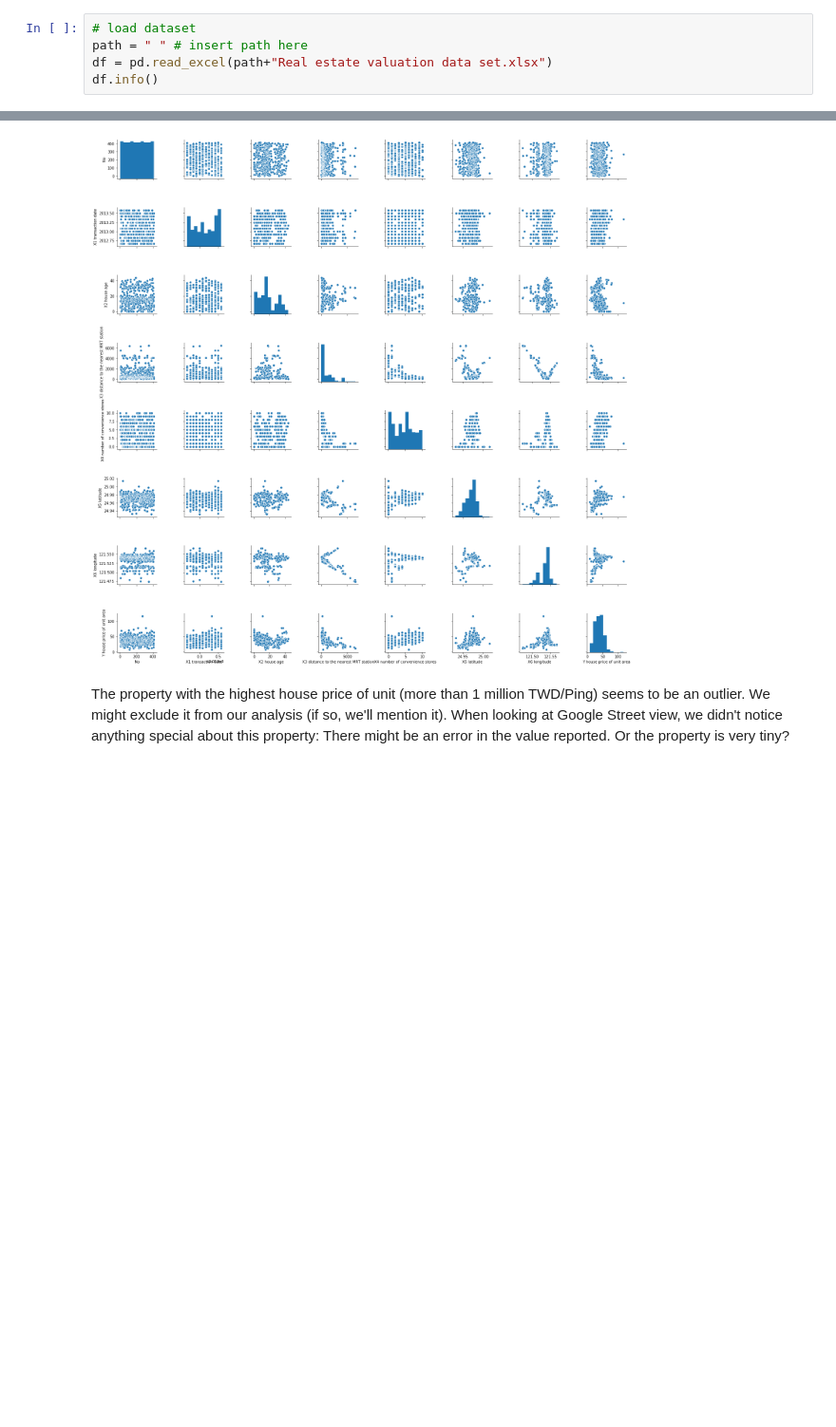
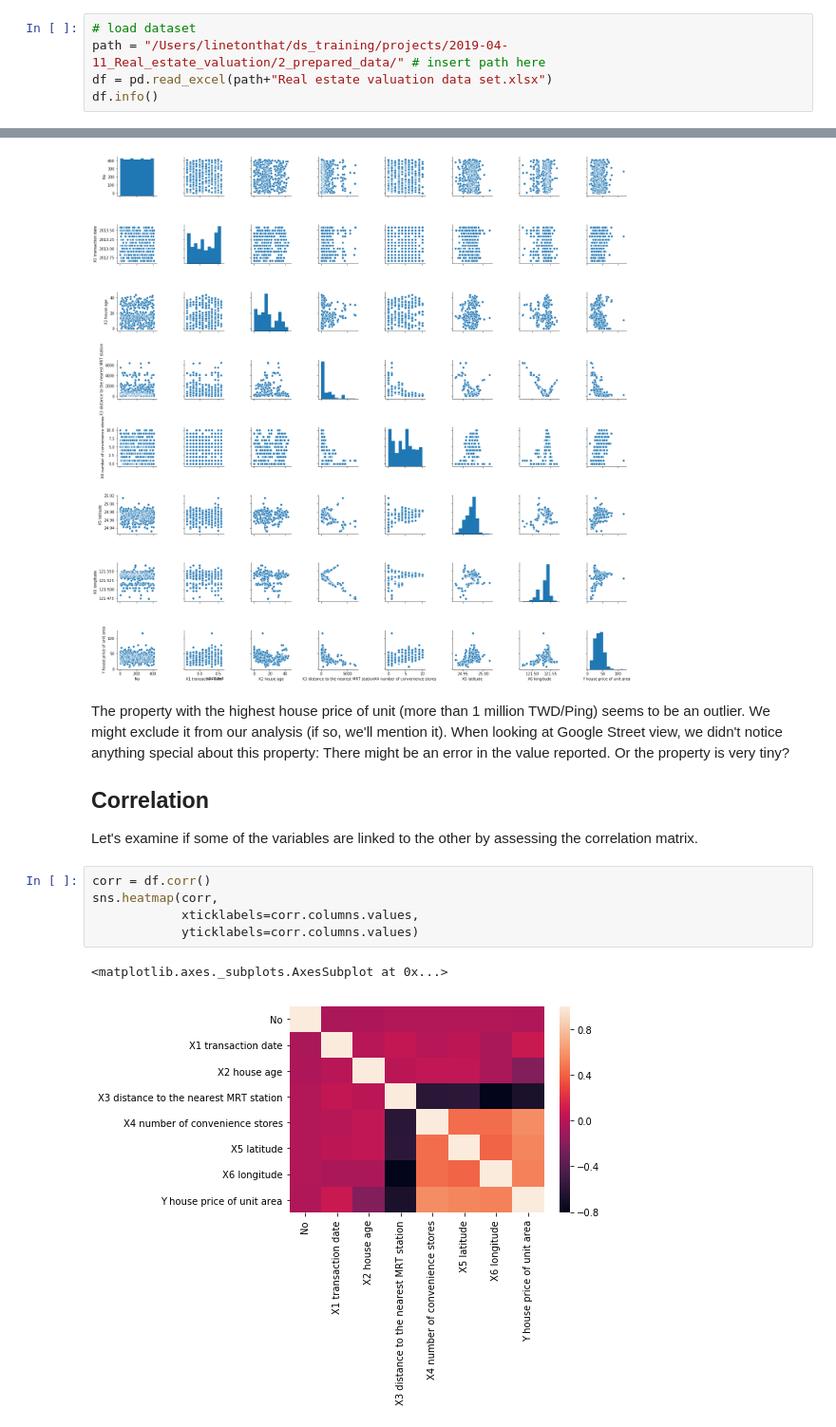
Before and after one commit to linetonthat/Real_estate_Taipei_regression, a Jupyter notebook: 1_Problem_description_and_EDA.ipynb, the cells around one changed output, grey strips where cells are left out. Shown: that part at 95% size. Drawn from its saved outputs; the diff is of its cells as text; blank space fills up the shorter version.

```diff
--- a/1_Problem_description_and_EDA.ipynb
+++ b/1_Problem_description_and_EDA.ipynb
@@ -33,7 +33,7 @@ import matplotlib.pyplot as plt
 import seaborn as sns
 # %%
 # load dataset
-path = " " # insert path here
+path = "/Users/linetonthat/ds_training/projects/2019-04-11_Real_estate_valuation/2_prepared_data/" # insert path here
 df = pd.read_excel(path+"Real estate valuation data set.xlsx")
 df.info()
 # %% [output]
@@ -196,3 +196,13 @@ sns.pairplot(df)
 [figure]
 # %% [markdown]
 The property with the highest house price of unit (more than 1 million TWD/Ping) seems to be an outlier. We might exclude it from our analysis (if so, we'll mention it). When looking at Google Street view, we didn't notice anything special about this property: There might be an error in the value reported. Or the property is very tiny?
+## Correlation
+Let's examine if some of the variables are linked to the other by assessing the correlation matrix.
+# %%
+corr = df.corr()
+sns.heatmap(corr,
+            xticklabels=corr.columns.values,
+            yticklabels=corr.columns.values)
+# %% [output]
+<matplotlib.axes._subplots.AxesSubplot at 0x...>
+[figure, added]
```
Also changed, not shown: parts of 1 cell of this notebook.
